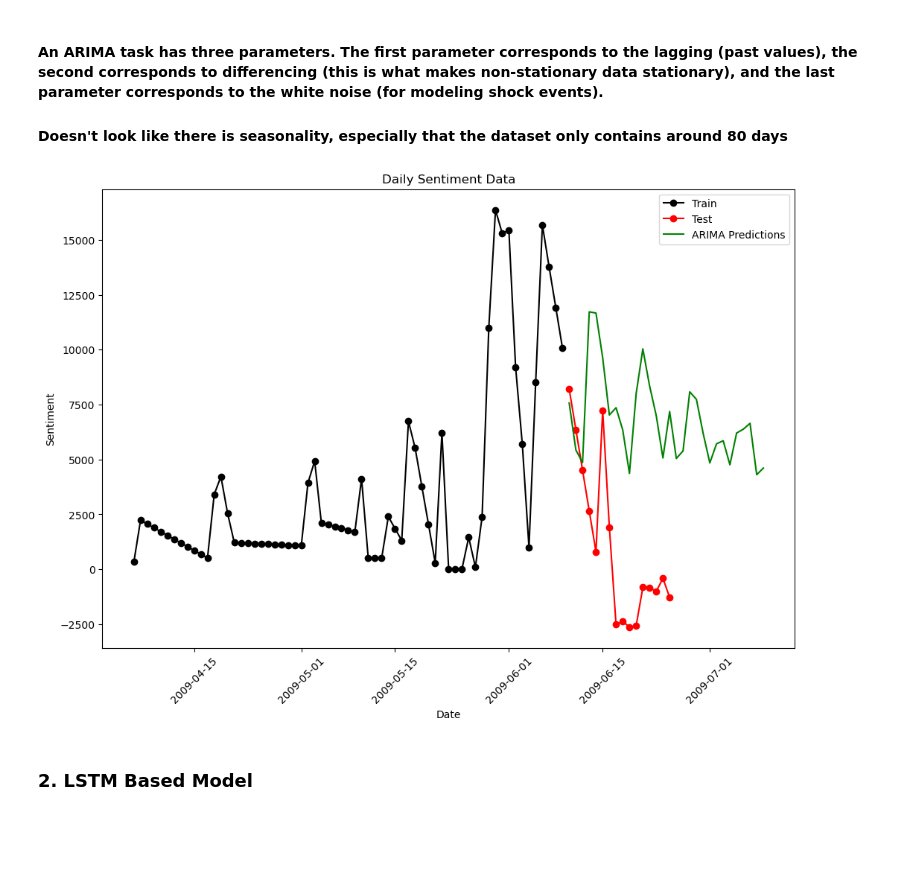
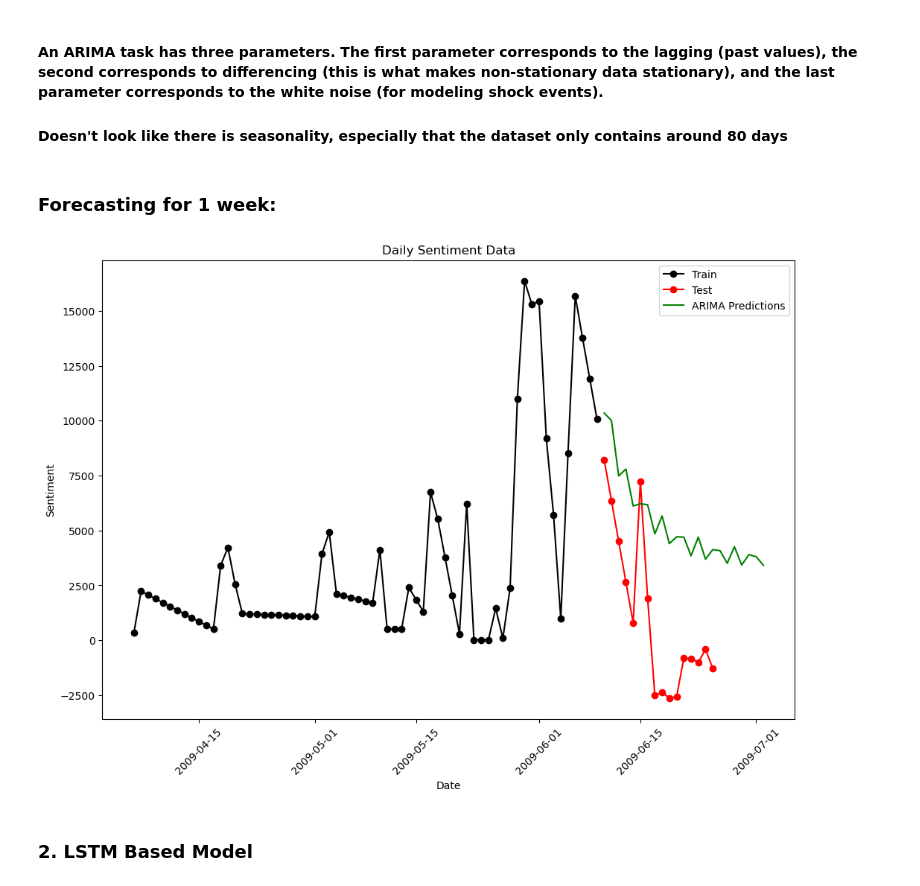
Before and after one commit to Sama4723/DA_CA2_Sems2, a Jupyter notebook: tweets_time_series_forecasting.ipynb, the cells around one changed output. Cells and saved outputs as stored; diff of their text form; code cells hidden in the pictures; blank space fills up the shorter version.

```diff
--- a/tweets_time_series_forecasting.ipynb
+++ b/tweets_time_series_forecasting.ipynb
@@ -200,36 +201,40 @@ from statsmodels.tsa.statespace.sarimax import SARIMAX
 # %% [markdown]
 #### An ARIMA task has three parameters. The first parameter corresponds to the lagging (past values), the second corresponds to differencing (this is what makes non-stationary data stationary), and the last parameter corresponds to the white noise (for modeling shock events).
 #### Doesn't look like there is seasonality, especially that the dataset only contains around 80 days
+# %% [markdown]
+### Forecasting for 1 week:
 # %%
 y = train
-ARIMAmodel = ARIMA(y, order = (15, 0, 2))
+ARIMAmodel = ARIMA(y, order = (5, 0, 2))
 ARIMAmodel = ARIMAmodel.fit()
 
-n_future_predictions = 14
+n_future_predictions = 7 # make pridiction for 1 week
 
 # y_pred = ARIMAmodel.get_forecast(len(test.index))
 y_pred = ARIMAmodel.get_forecast(len(test.index) + n_future_predictions)
 y_pred_df = y_pred.conf_int(alpha = 0.05)
 y_pred_df["Predictions"] = ARIMAmodel.predict(start = y_pred_df.index[0], end = y_pred_df.index[-1])
 # y_pred_df.index = test.index
-y_pred_df.index = pd.date_range(pd.to_datetime("2009-06-10", format='%Y-%m-%d'), pd.to_datetime("2009-07-09", format='%Y-%m-%d'))
+# Create indexes for the period p = Test data + n_fututre_predictions value = 10/06 -> 25/06 + 7 days
+y_pred_df.index = pd.date_range(pd.to_datetime("2009-06-10", format='%Y-%m-%d'), pd.to_datetime("2009-07-02", format='%Y-%m-%d'))
 y_pred_out = y_pred_df["Predictions"]
 
 
 plt.figure(figsize=(12,8))
 plt.plot(train, color = "black", marker='o', label = 'Train')
 plt.plot(test, color = "red", marker='o', label = 'Test')
 plt.ylabel('Sentiment')
 plt.xlabel('Date')
 plt.xticks(rotation=45)
 plt.title("Daily Sentiment Data")
 
 
 plt.plot(y_pred_out, color='Green', label = 'ARIMA Predictions')
 plt.legend()
+plt.savefig('arima.png')
 plt.show()
 # %% [output]
-[figure, old version]
+[figure, new version]
 # %% [markdown]
 ### 2. LSTM Based Model
 # %%
```
Also changed, not shown: parts of 27 cells of this notebook, 13 other files.
